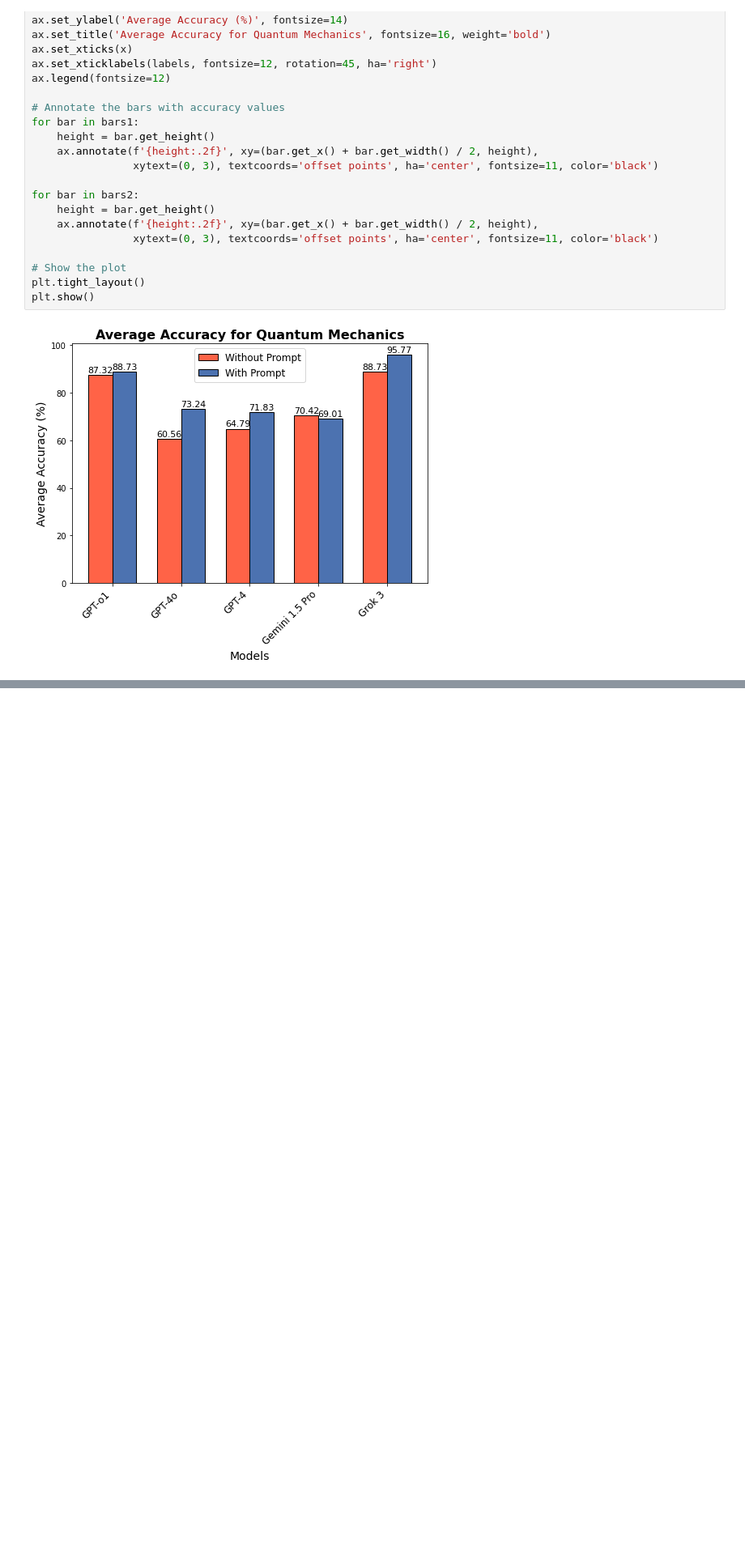
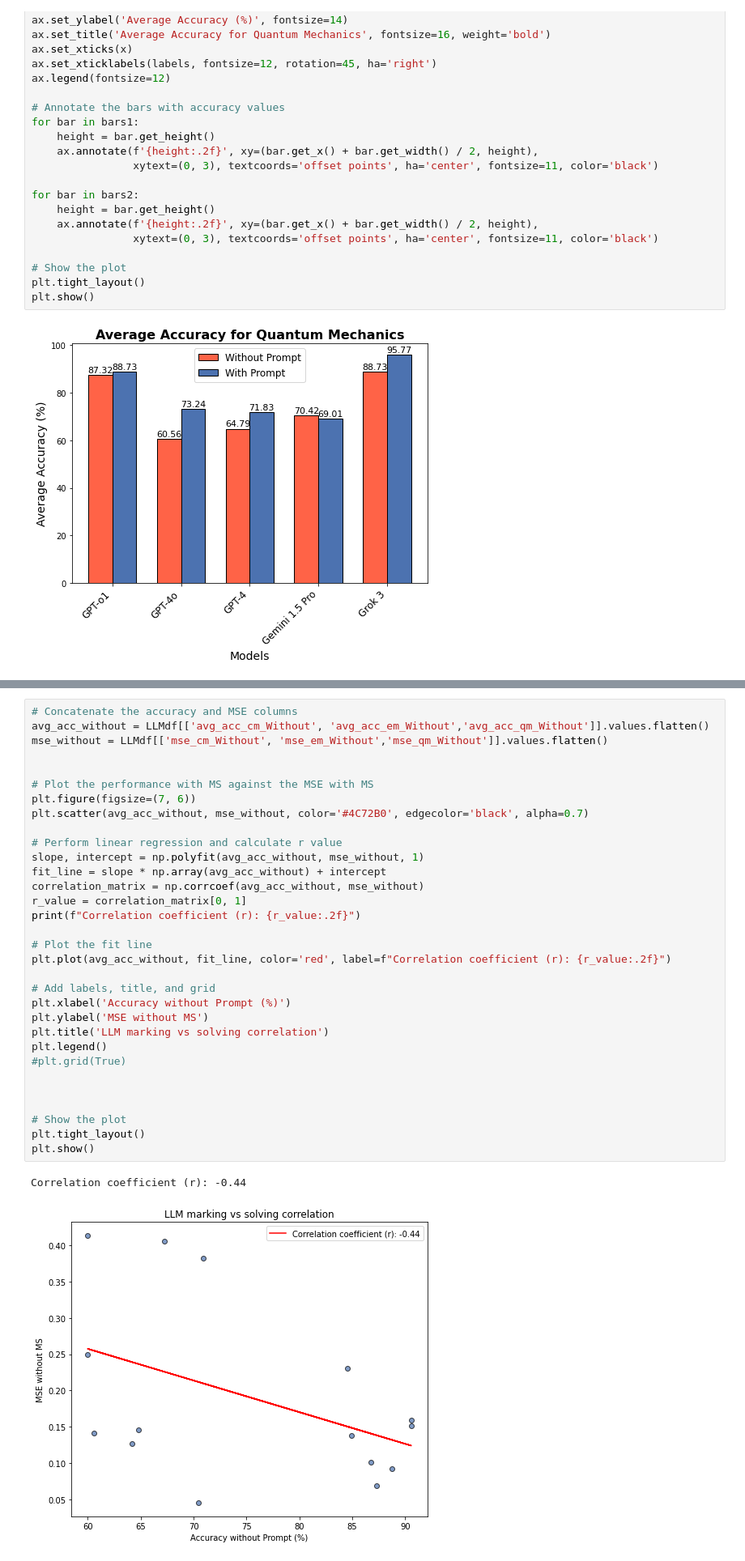
Before and after one commit to KonDoran/LLMs-in-Physics-Education, a Jupyter notebook: PHAS0052/data analysis for PHAS0052.ipynb, the cells around one changed output, grey strips where cells are left out. Shown at 81% size. Drawn from its saved outputs; the diff is of its cells as text; blank space fills up the shorter version.

```diff
--- a/PHAS0052/data analysis for PHAS0052.ipynb
+++ b/PHAS0052/data analysis for PHAS0052.ipynb
@@ -1454,0 +1431,35 @@ ValueError: Worksheet named 'CM' not found
+# %%
+# Concatenate the accuracy and MSE columns
+avg_acc_without = LLMdf[['avg_acc_cm_Without', 'avg_acc_em_Without','avg_acc_qm_Without']].values.flatten()
+mse_without = LLMdf[['mse_cm_Without', 'mse_em_Without','mse_qm_Without']].values.flatten()
+
+
+# Plot the performance with MS against the MSE with MS
+plt.figure(figsize=(7, 6))
+plt.scatter(avg_acc_without, mse_without, color='#4C72B0', edgecolor='black', alpha=0.7)
+
+# Perform linear regression and calculate r value
+slope, intercept = np.polyfit(avg_acc_without, mse_without, 1)
+fit_line = slope * np.array(avg_acc_without) + intercept
+correlation_matrix = np.corrcoef(avg_acc_without, mse_without)
+r_value = correlation_matrix[0, 1]
+print(f"Correlation coefficient (r): {r_value:.2f}")
+
+# Plot the fit line
+plt.plot(avg_acc_without, fit_line, color='red', label=f"Correlation coefficient (r): {r_value:.2f}")
+
+# Add labels, title, and grid
+plt.xlabel('Accuracy without Prompt (%)')
+plt.ylabel('MSE without MS')
+plt.title('LLM marking vs solving correlation')
+plt.legend()
+#plt.grid(True)
+
+
+
+# Show the plot
+plt.tight_layout()
+plt.show()
+# %% [output]
+Correlation coefficient (r): -0.44
+[figure, added]
```
Also changed, not shown: parts of 11 cells of this notebook.
